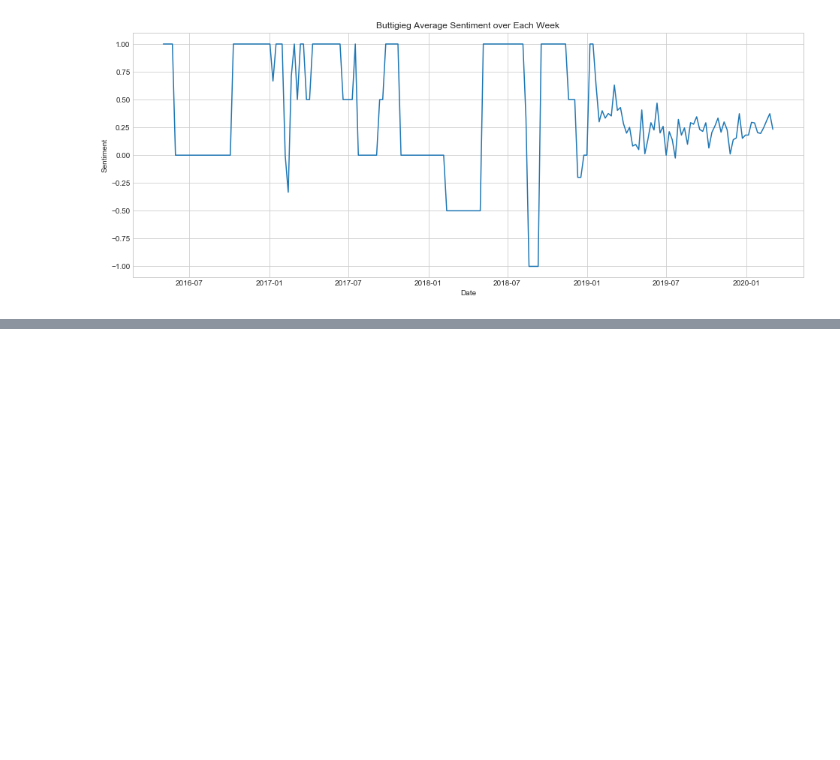
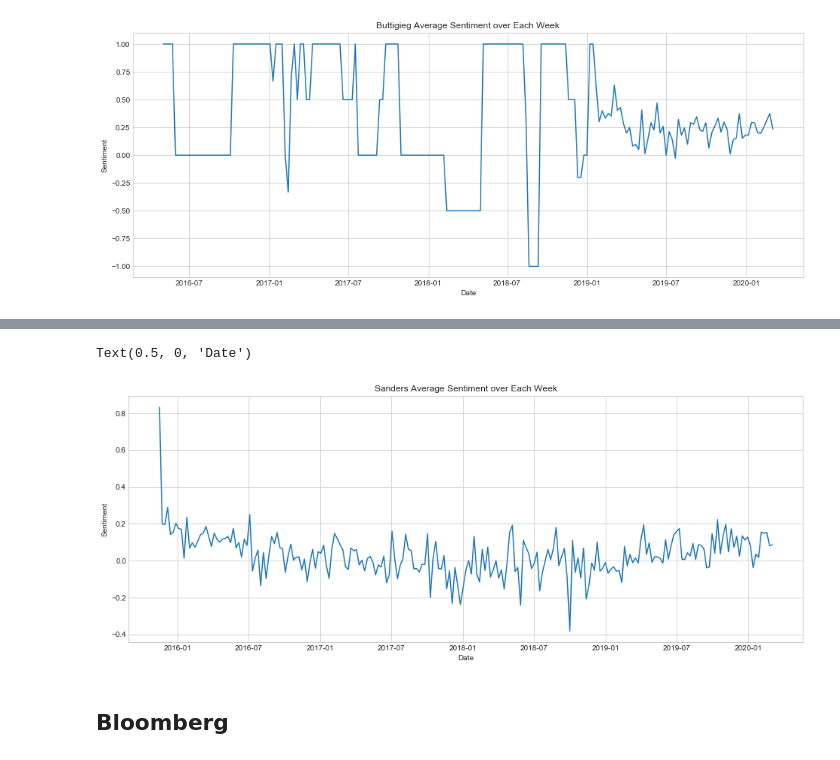
Before and after one commit to SanjithVenkatesh/538Analysis, a Jupyter notebook: TweetClassifier.ipynb, the cells around one changed output, grey strips where cells are left out. Cells and saved outputs as stored; diff of their text form; code cells hidden in the pictures; blank space fills up the shorter version.

Commit message:
Updated tweet classifier and cleaner poll averages

```diff
--- a/TweetClassifier.ipynb
+++ b/TweetClassifier.ipynb
@@ -221,0 +276,19 @@ Text(0.5, 0, 'Date')
+# %%
+ts = list()
+for index, row in sandersFull.iterrows():
+    try:
+        ts.append(pd.to_datetime(row['date']))
+    except:
+        ts.append(0)
+# %%
+bad = 0
+for i in range(0,len(ts)):
+    if ts[i] == 0:
+        ts[i] = ts[i-1]
+bad
+sandersFull['ts'] = pd.Series(ts)
+# %%
+sandersFull['test']= pd.to_datetime(sandersFull['ts']) - pd.to_timedelta(7, unit='d')
+# %%
+sandersFull['test']= pd.to_datetime(sandersFull['ts']) - pd.to_timedelta(7, unit='d')
+s = sandersFull.groupby([pd.Grouper(key='test', freq='W-MON')])['sentiment'].mean().reset_index().sort_values('test')
@@ -221,0 +311,11 @@ Text(0.5, 0, 'Date')
+# %%
+plt.figure(figsize=(16, 6))
+ax = sns.lineplot(x=s["test"], y=s["sentiment"], data=b)
+plt.title("Sanders Average Sentiment over Each Week")
+ax.set_ylabel("Sentiment")
+ax.set_xlabel("Date")
+# %% [output]
+Text(0.5, 0, 'Date')
+[figure, added]
+# %% [markdown]
+## Bloomberg
```
Also changed, not shown: parts of 62 cells of this notebook, 1 other file.
